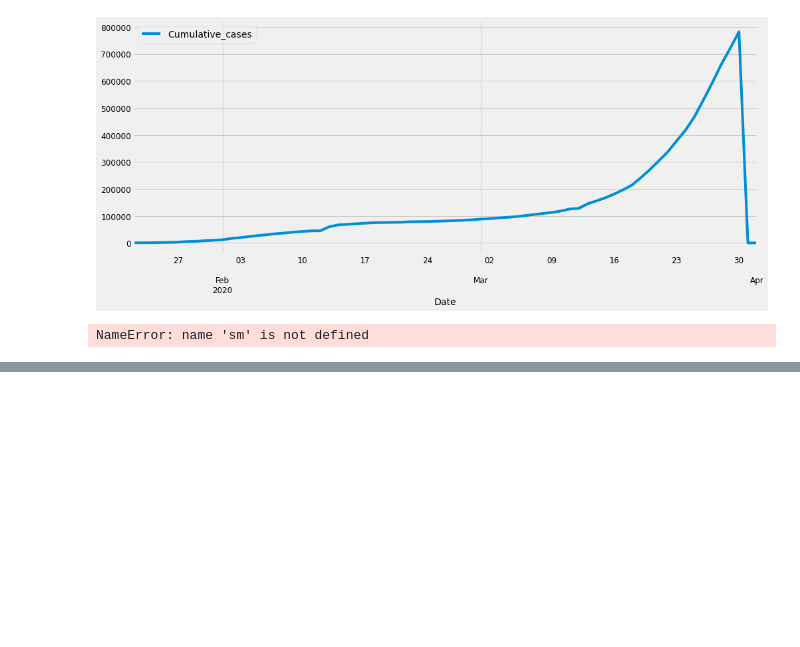
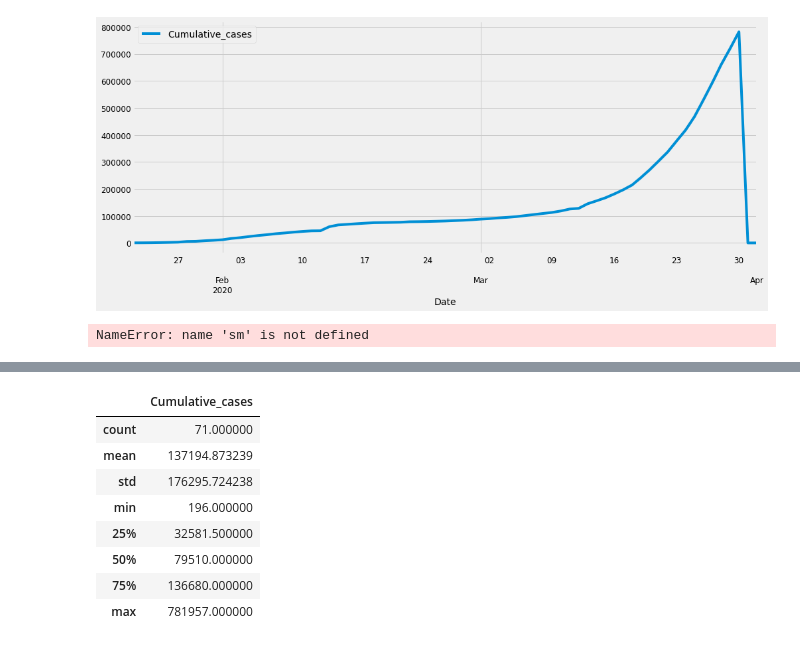
Before and after one commit to PanagiotaAlex/Covid-19-project, a Jupyter notebook: Time forecast.ipynb, the cells around one changed output, grey strips where cells are left out. Saved outputs shown, nothing was run; the diff lists cells and outputs as text; code cells hidden in the pictures; blank space fills up the shorter version.

```diff
--- a/Time forecast.ipynb
+++ b/Time forecast.ipynb
@@ -221,0 +299,12 @@ NameError: name 'sm' is not defined
+# %%
+df.describe()
+# %% [output]
+|  | Cumulative_cases |
+| count | 71.000000 |
+| mean | 137194.873239 |
+| std | 176295.724238 |
+| min | 196.000000 |
+| 25% | 32581.500000 |
+| 50% | 79510.000000 |
+| 75% | 136680.000000 |
+| max | 781957.000000 |
```
Also changed, not shown: parts of 23 cells of this notebook, 1 other file.
